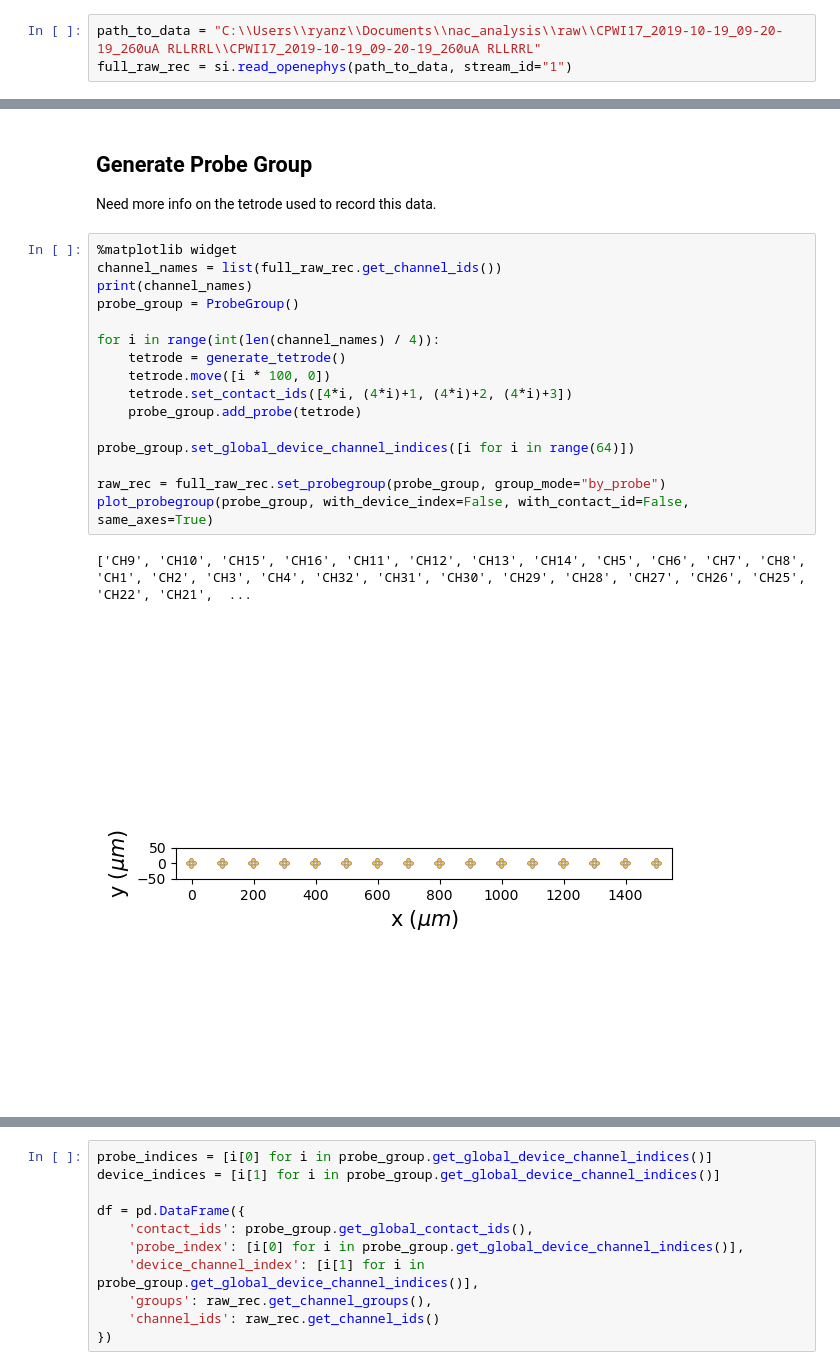
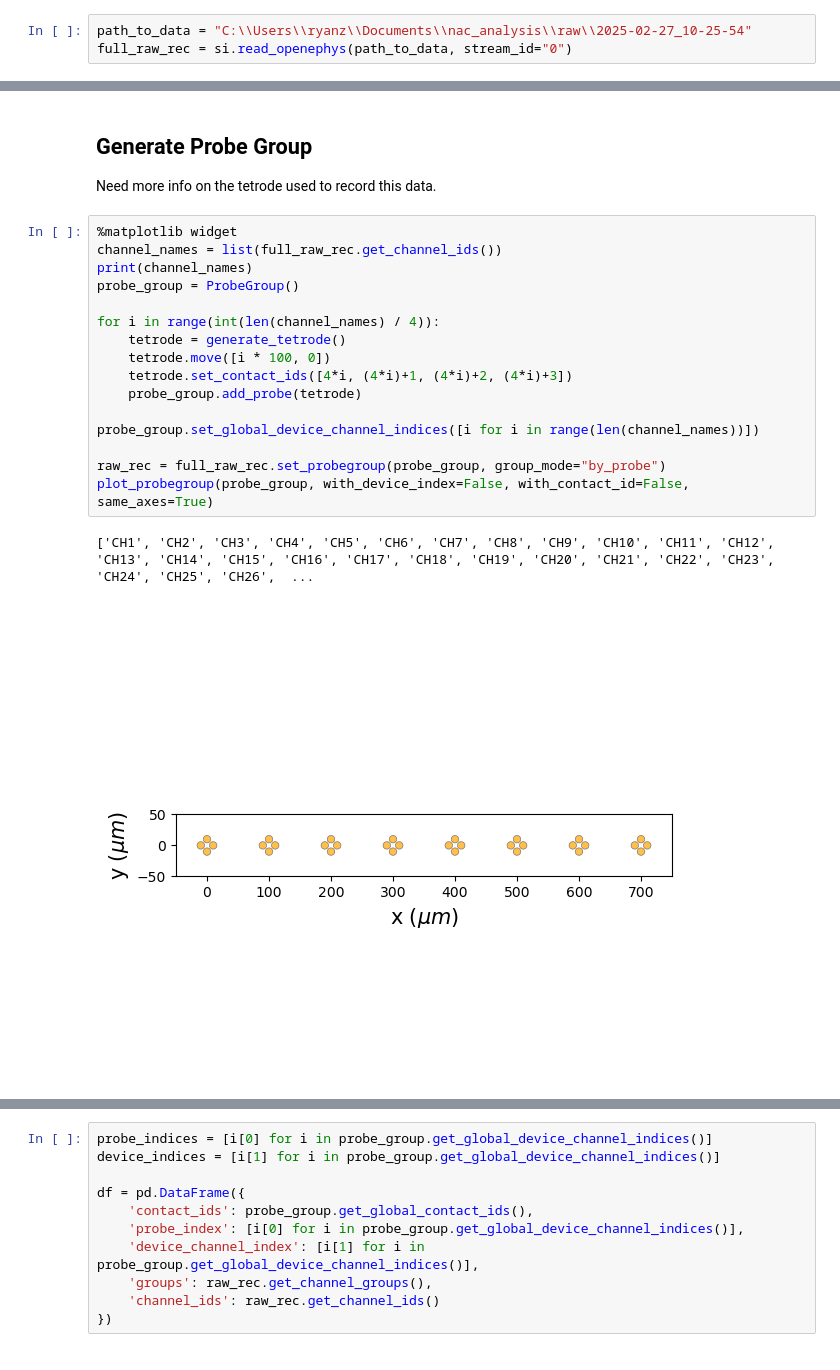
Before and after one commit to Gyrozaid/Neural-Analysis, a Jupyter notebook: sort_test.ipynb, the cells around one changed output, grey strips where cells are left out. Cells and saved outputs as stored; diff of their text form.

```diff
--- a/sort_test.ipynb
+++ b/sort_test.ipynb
@@ -54,8 +54,8 @@ Owner: Gyrozaid
 # %% [markdown]
 ## Read in Data
 # %%
-path_to_data = "C:\\Users\\ryanz\\Documents\\nac_analysis\\raw\\CPWI17_2019-10-19_09-20-19_260uA RLLRRL\\CPWI17_2019-10-19_09-20-19_260uA RLLRRL"
-full_raw_rec = si.read_openephys(path_to_data, stream_id="1")
+path_to_data = "C:\\Users\\ryanz\\Documents\\nac_analysis\\raw\\2025-02-27_10-25-54"
+full_raw_rec = si.read_openephys(path_to_data, stream_id="0")
 # %%
 len(os.listdir(path_to_data + "\\experiment1\\recording1\\continuous"))
 # %% [output]
@@ -222,20 +209,20 @@ Need more info on the tetrode used to record this data. <br>
 # %%
 %matplotlib widget
 channel_names = list(full_raw_rec.get_channel_ids())
 print(channel_names)
 probe_group = ProbeGroup()
 
 for i in range(int(len(channel_names) / 4)):
     tetrode = generate_tetrode()
     tetrode.move([i * 100, 0])
     tetrode.set_contact_ids([4*i, (4*i)+1, (4*i)+2, (4*i)+3])
     probe_group.add_probe(tetrode)
 
-probe_group.set_global_device_channel_indices([i for i in range(64)])
+probe_group.set_global_device_channel_indices([i for i in range(len(channel_names))])
 
 raw_rec = full_raw_rec.set_probegroup(probe_group, group_mode="by_probe")
 plot_probegroup(probe_group, with_device_index=False, with_contact_id=False, same_axes=True)
 # %% [output]
-['CH9', 'CH10', 'CH15', 'CH16', 'CH11', 'CH12', 'CH13', 'CH14', 'CH5', 'CH6', 'CH7', 'CH8', 'CH1', 'CH2', 'CH3', 'CH4', 'CH32', 'CH31', 'CH30', 'CH29', 'CH28', 'CH27', 'CH26', 'CH25', 'CH22', 'CH21',  ...
+['CH1', 'CH2', 'CH3', 'CH4', 'CH5', 'CH6', 'CH7', 'CH8', 'CH9', 'CH10', 'CH11', 'CH12', 'CH13', 'CH14', 'CH15', 'CH16', 'CH17', 'CH18', 'CH19', 'CH20', 'CH21', 'CH22', 'CH23', 'CH24', 'CH25', 'CH26',  ...
-[figure, old version]
+[figure, new version]
 # %%
```
Also changed, not shown: parts of 12 cells of this notebook, 3 other files.
